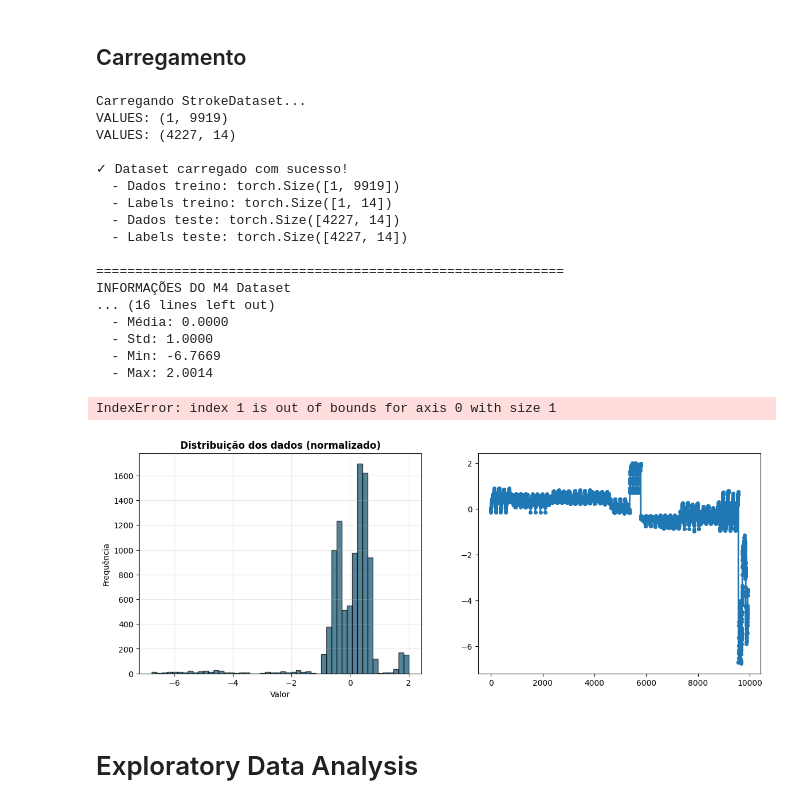
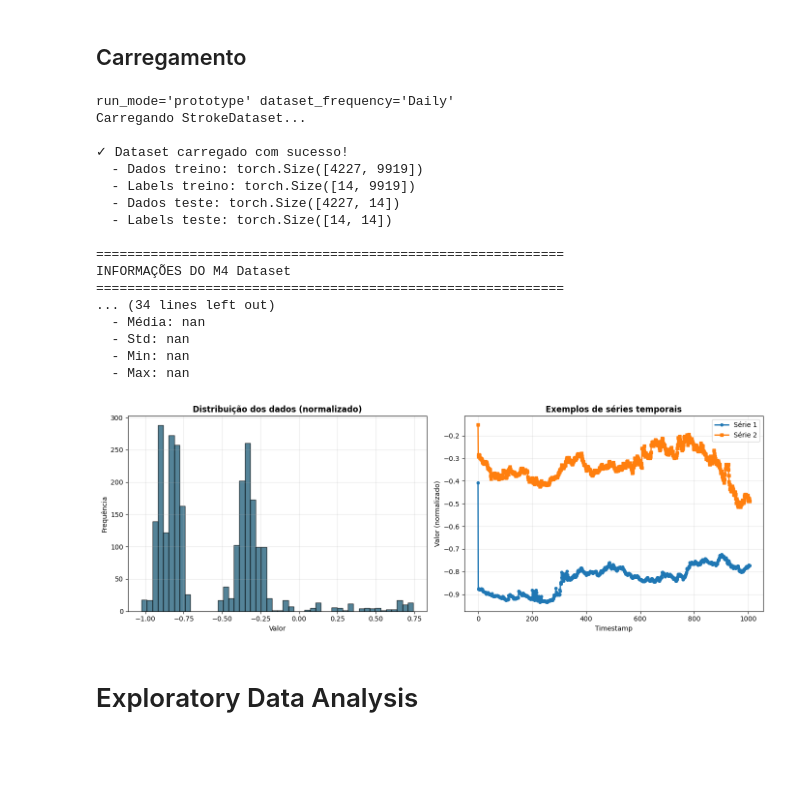
Before and after one commit to lfaoliveira/TRAB_SERIES_TEMP, a Jupyter notebook: main.ipynb, the cells around one changed output. Drawn from its saved outputs; the diff is of its cells as text; code cells hidden in the pictures; blank space fills up the shorter version.

Commit message:
fix: dataset processando ao longo das linhas

```diff
--- a/main.ipynb
+++ b/main.ipynb
@@ -132,7 +129,7 @@ def explorar_dataset(dataset: StrokeDataset, name: str = "M4") -> None:
 
     # Visualizar algumas amostras
     data_sample = dataset.data_train[:5].numpy()
-    labels_sample = dataset.labels_train[:5].numpy()
+    labels_sample = dataset.labels_train[:, :]
 
     print("\nAmostra de dados (primeiras 5 séries, primeiros 10 timestamps):")
     print(data_sample[:, :10])
@@ -152,45 +149,44 @@ def explorar_dataset(dataset: StrokeDataset, name: str = "M4") -> None:
 
     # Distribuição dos dados
     axes[0].hist(data_sample.ravel(), bins=50, color='#0B4F6C', alpha=0.7, edgecolor='black')
     axes[0].set_title('Distribuição dos dados (normalizado)', fontweight='bold')
     axes[0].set_xlabel('Valor')
     axes[0].set_ylabel('Frequência')
     axes[0].grid(True, alpha=0.3)
 
     # Série temporal de exemplo
     axes[1].plot(data_sample[0], marker='o', linewidth=2, markersize=4, label='Série 1')
     axes[1].plot(data_sample[1], marker='s', linewidth=2, markersize=4, label='Série 2')
     axes[1].set_title('Exemplos de séries temporais', fontweight='bold')
     axes[1].set_xlabel('Timestamp')
     axes[1].set_ylabel('Valor (normalizado)')
     axes[1].legend()
     axes[1].grid(True, alpha=0.3)
 
     plt.tight_layout()
     plt.show()
 
 # Executar exploração
 explorar_dataset(dataset, name="M4 Dataset")
 # %% [output]
+run_mode='prototype' dataset_frequency='Daily'
 Carregando StrokeDataset...
-VALUES: (1, 9919)
-VALUES: (4227, 14)
 
 ✓ Dataset carregado com sucesso!
-  - Dados treino: torch.Size([1, 9919])
-  - Labels treino: torch.Size([1, 14])
+  - Dados treino: torch.Size([4227, 9919])
+  - Labels treino: torch.Size([14, 9919])
   - Dados teste: torch.Size([4227, 14])
-  - Labels teste: torch.Size([4227, 14])
+  - Labels teste: torch.Size([14, 14])
 
 ============================================================
 INFORMAÇÕES DO M4 Dataset
-... (16 lines left out)
-  - Média: 0.0000
-  - Std: 1.0000
-  - Min: -6.7669
-  - Max: 2.0014
+============================================================
+... (34 lines left out)
+  - Média: nan
+  - Std: nan
+  - Min: nan
+  - Max: nan
-IndexError: index 1 is out of bounds for axis 0 with size 1
-[figure, old version]
+[figure, new version]
 # %% [markdown]
 # Exploratory Data Analysis
 # %% [markdown]
```
Also changed, not shown: parts of 1 cell of this notebook, 1 other file.
